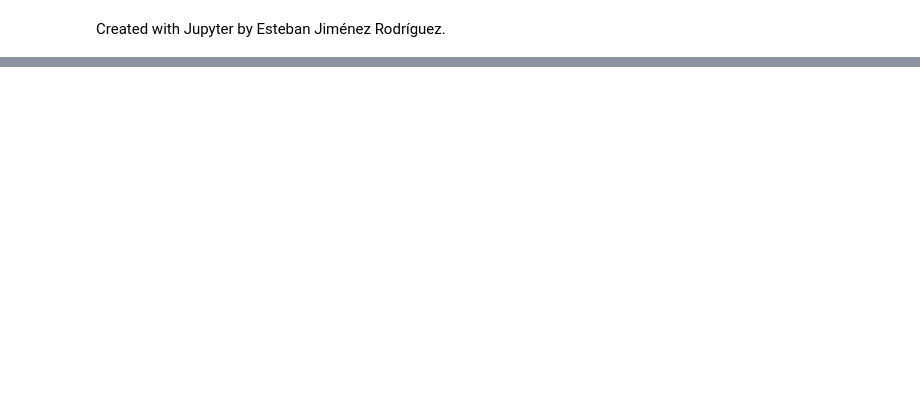
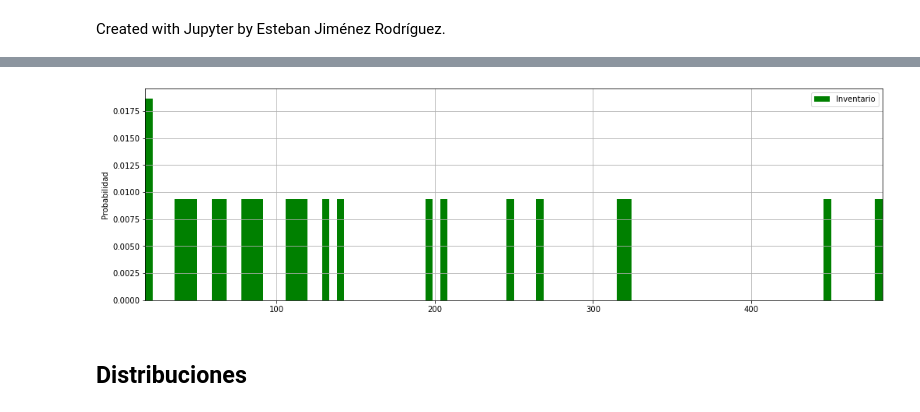
Before and after one commit to Robertochavezgue/Proyecto, a Jupyter notebook: Proyecto_Caro_Roberto.ipynb, the cells around one changed output, grey strips where cells are left out. Drawn from its saved outputs; the diff is of its cells as text; code cells hidden in the pictures; blank space fills up the shorter version.

```diff
--- a/Proyecto_Caro_Roberto.ipynb
+++ b/Proyecto_Caro_Roberto.ipynb
@@ -107,3 +126,6 @@ En el grupo deben haber mínimo dos integrantes y máximo tres integrantes. Para
 <footer id="attribution" style="float:right; color:#808080; background:#fff;">
 Created with Jupyter by Esteban Jiménez Rodríguez.
 </footer>
+# %%
+data = pd.read_excel('junio.xls')
+data= data.replace(np.nan,0)
@@ -109,0 +141,5 @@ Created with Jupyter by Esteban Jiménez Rodríguez.
+# %%
+data= data.drop(['MAX'], axis=1)
+data= data.drop(['MIN'], axis=1)
+data= data.drop(['#'], axis=1)
+data= data.drop(['Descripción del artículo'], axis=1)
@@ -109,0 +155,17 @@ Created with Jupyter by Esteban Jiménez Rodríguez.
+# %%
+
+list_acc=list(data.iloc[0:,11])
+x=list(filter(lambda num: num != 0, list_acc))
+
+bins=100
+plt.figure(figsize=(17,5))
+plt.hist(x, bins, density= True, label= "Inventario", color='green')
+plt.xlim((min(list_acc),max(list_acc)))
+plt.legend(loc="best")
+plt.ylabel('Probabilidad')
+plt.grid()
+plt.show()
+# %% [output]
+[figure, added]
+# %% [markdown]
+## Distribuciones
```
Also changed, not shown: parts of 29 cells of this notebook, 2 other files.
